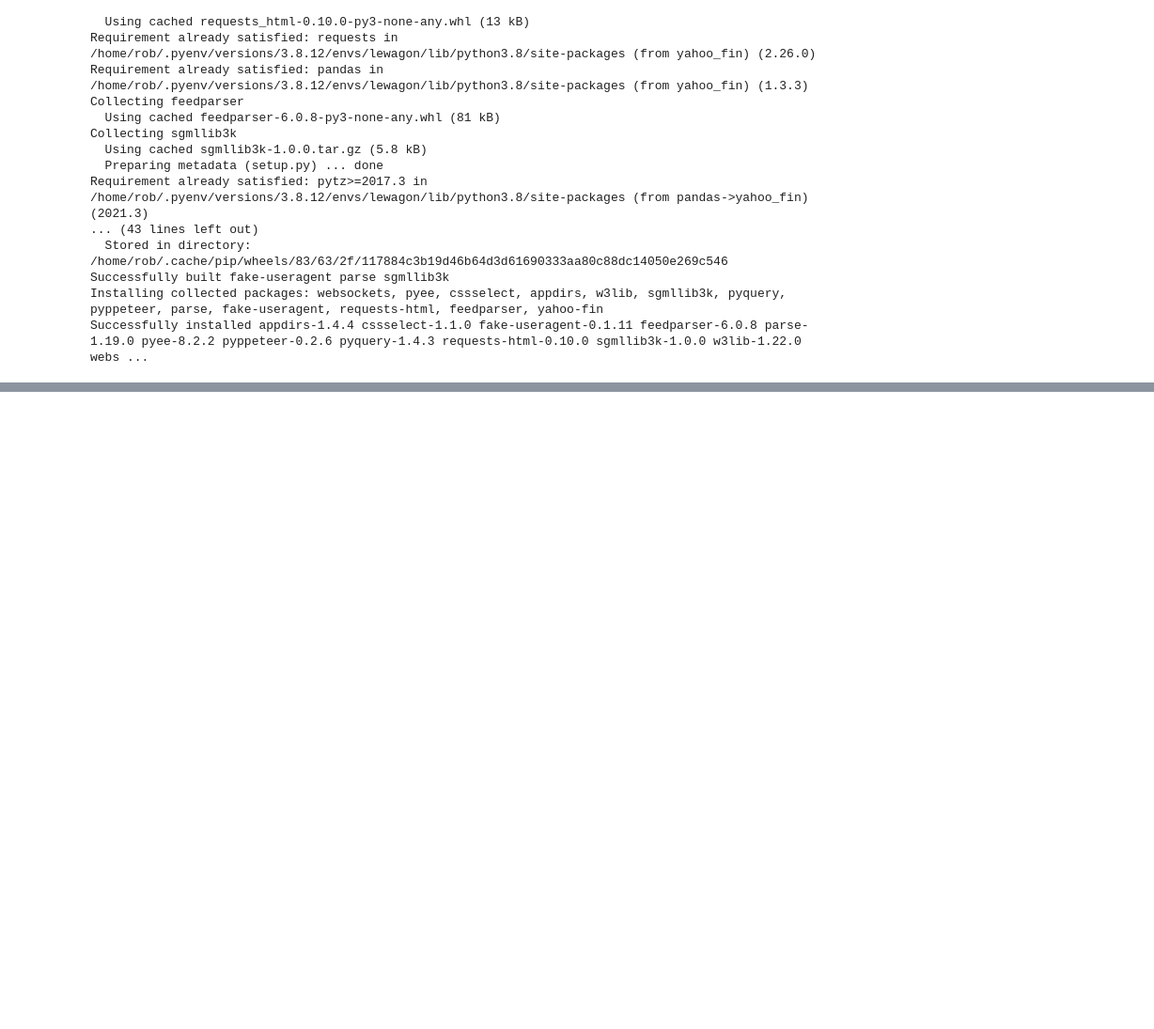
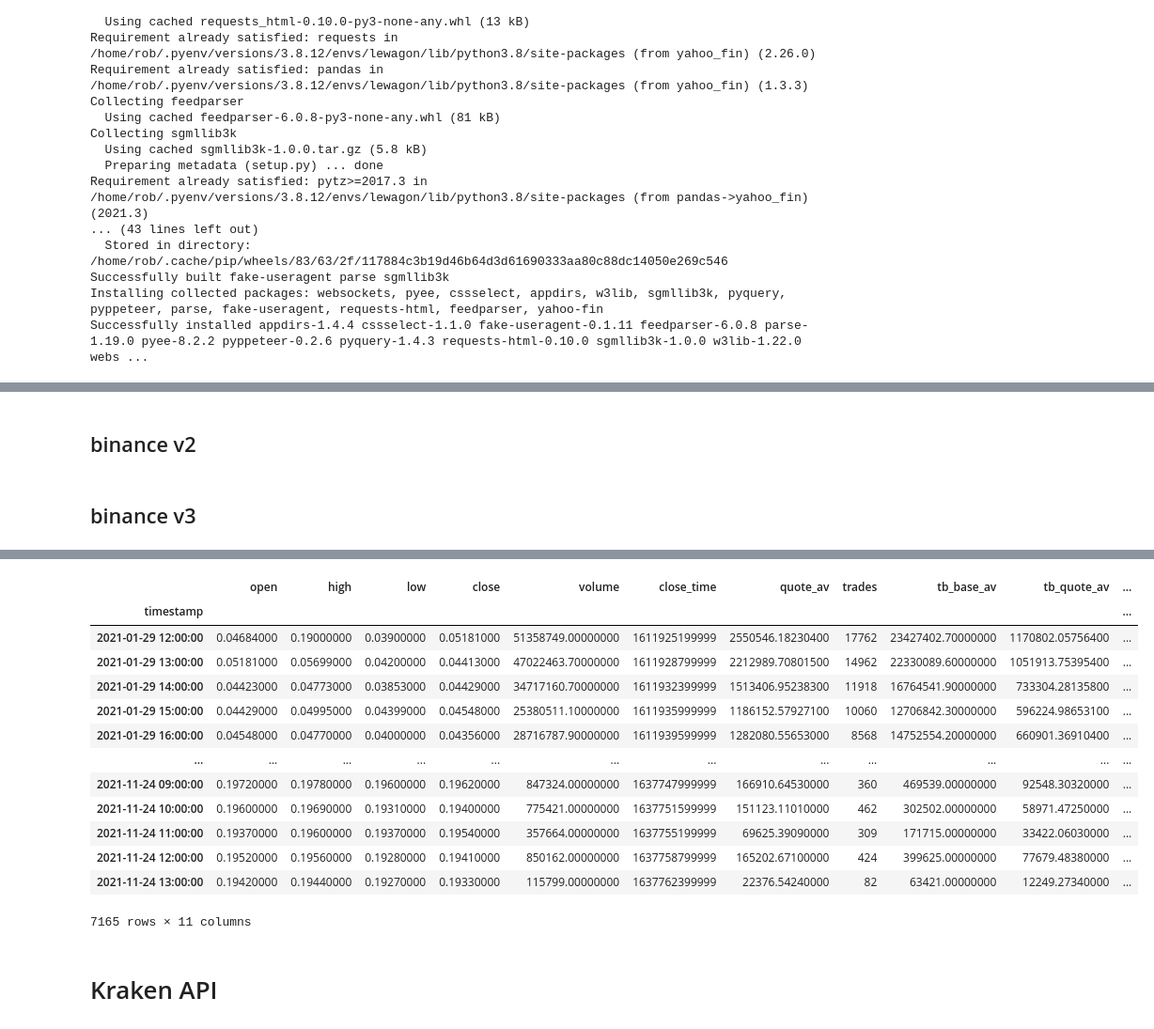
Before and after one commit to modverre/crypto_prediction, a Jupyter notebook: notebooks/robert--get_historical_crypto_prices.ipynb, the cells around one changed output, grey strips where cells are left out. Shown at 94% size. Drawn from its saved outputs; the diff is of its cells as text; code cells hidden in the pictures; blank space fills up the shorter version.

Commit message:
failed hourly 2y  data again

```diff
--- a/notebooks/robert--get_historical_crypto_prices.ipynb
+++ b/notebooks/robert--get_historical_crypto_prices.ipynb
@@ -148,0 +418,2 @@ df.to_csv('doge-hist-1y.csv')
+# %% [markdown]
+## binance v2
@@ -148,0 +499,27 @@ df.to_csv('doge-hist-1y.csv')
+# %%
+#x = get_historical_klines('DOGEEUR', '1h', '2020-11-01T00:00:00', end_str='2020-12-01T00:00')
+
+symbol = 'DOGEEUR'
+interval = Client.KLINE_INTERVAL_1HOUR #aka: 1h # https://python-binance.readthedocs.io/en/latest/constants.html?highlight=Binance%20Kline%20interval#binance-constants
+#interval = '1h'
+
+limit = 1000 # = max, def is 500
+start_ts = '2019-01-01 00:00:00 '
+end_ts =   '2020-12-01 00:00:00 '
+
+start_ts = 1606172400000
+end_ts = 1609369200000
+
+# 1606172400000 = 24.11.20
+# 1609369200000 = 31.12.20
+
+
+x = client.get_klines(
+            symbol=symbol,
+            interval=interval,
+            limit=limit,
+            startTime=start_ts,
+            endTime=end_ts
+        )
+# %% [markdown]
+## binance v3
@@ -148,0 +602,7 @@ df.to_csv('doge-hist-1y.csv')
+# %%
+#klines = binance_client.get_historical_klines(symbol, kline_size, oldest_point.strftime("%d %b %Y %H:%M:%S"), newest_point.strftime("%d %b %Y %H:%M:%S"))
+#data = pd.DataFrame(klines, columns = ['timestamp', 'open', 'high', 'low', 'close', 'volume', 'close_time', 'quote_av', 'trades', 'tb_base_av', 'tb_quote_av', 'ignore' ])
+#data['timestamp'] = pd.to_datetime(data['timestamp'], unit='ms')
+
+get_all_binance('DOGEEUR', '1h')
+# %% [output]
@@ -148,0 +611,16 @@ df.to_csv('doge-hist-1y.csv')
+|  | open | high | low | close | volume | close_time | quote_av | trades | tb_base_av | tb_quote_av | ... |
+| timestamp |  |  |  |  |  |  |  |  |  |  | ... |
+| 2021-01-29 12:00:00 | 0.04684000 | 0.19000000 | 0.03900000 | 0.05181000 | 51358749.00000000 | 1611925199999 | 2550546.18230400 | 17762 | 23427402.70000000 | 1170802.05756400 | ... |
+| 2021-01-29 13:00:00 | 0.05181000 | 0.05699000 | 0.04200000 | 0.04413000 | 47022463.70000000 | 1611928799999 | 2212989.70801500 | 14962 | 22330089.60000000 | 1051913.75395400 | ... |
+| 2021-01-29 14:00:00 | 0.04423000 | 0.04773000 | 0.03853000 | 0.04429000 | 34717160.70000000 | 1611932399999 | 1513406.95238300 | 11918 | 16764541.90000000 | 733304.28135800 | ... |
+| 2021-01-29 15:00:00 | 0.04429000 | 0.04995000 | 0.04399000 | 0.04548000 | 25380511.10000000 | 1611935999999 | 1186152.57927100 | 10060 | 12706842.30000000 | 596224.98653100 | ... |
+| 2021-01-29 16:00:00 | 0.04548000 | 0.04770000 | 0.04000000 | 0.04356000 | 28716787.90000000 | 1611939599999 | 1282080.55653000 | 8568 | 14752554.20000000 | 660901.36910400 | ... |
+| ... | ... | ... | ... | ... | ... | ... | ... | ... | ... | ... | ... |
+| 2021-11-24 09:00:00 | 0.19720000 | 0.19780000 | 0.19600000 | 0.19620000 | 847324.00000000 | 1637747999999 | 166910.64530000 | 360 | 469539.00000000 | 92548.30320000 | ... |
+| 2021-11-24 10:00:00 | 0.19600000 | 0.19690000 | 0.19310000 | 0.19400000 | 775421.00000000 | 1637751599999 | 151123.11010000 | 462 | 302502.00000000 | 58971.47250000 | ... |
+| 2021-11-24 11:00:00 | 0.19370000 | 0.19600000 | 0.19370000 | 0.19540000 | 357664.00000000 | 1637755199999 | 69625.39090000 | 309 | 171715.00000000 | 33422.06030000 | ... |
+| 2021-11-24 12:00:00 | 0.19520000 | 0.19560000 | 0.19280000 | 0.19410000 | 850162.00000000 | 1637758799999 | 165202.67100000 | 424 | 399625.00000000 | 77679.48380000 | ... |
+| 2021-11-24 13:00:00 | 0.19420000 | 0.19440000 | 0.19270000 | 0.19330000 | 115799.00000000 | 1637762399999 | 22376.54240000 | 82 | 63421.00000000 | 12249.27340000 | ... |
+7165 rows × 11 columns
+# %% [markdown]
+# Kraken API
```
Also changed, not shown: parts of 44 cells of this notebook.
